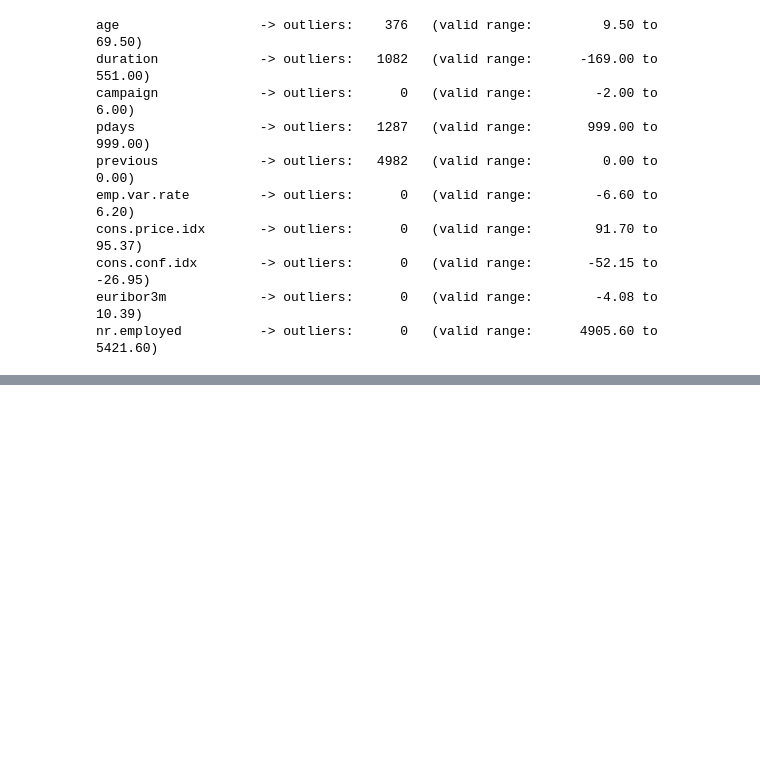
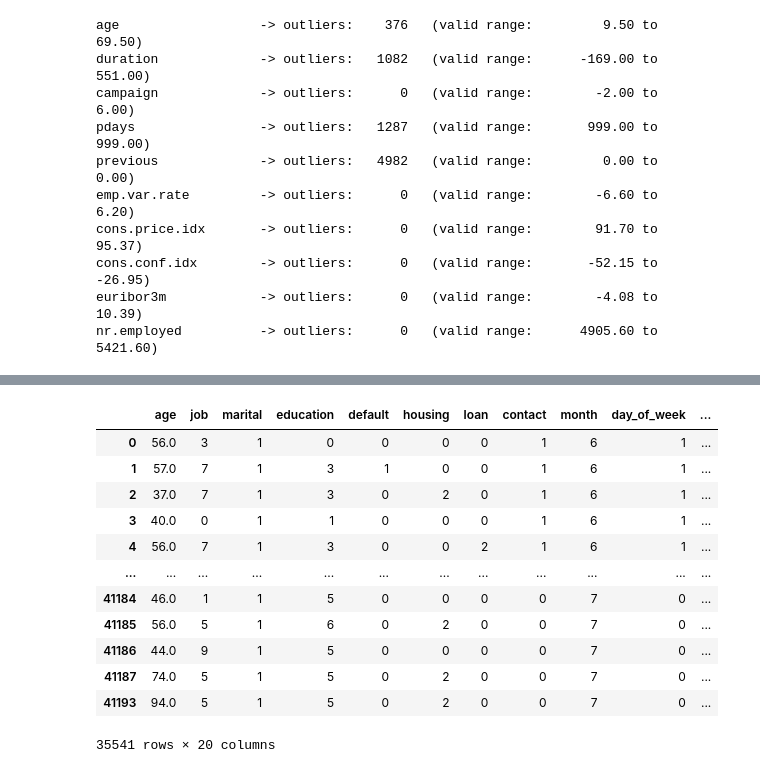
Before and after one commit to tathagatamishra/intellipaat, a Jupyter notebook: Python/HandsOn/bank_logistic_regression.ipynb, the cells around one changed output, grey strips where cells are left out. Drawn from its saved outputs; the diff is of its cells as text; code cells hidden in the pictures; blank space fills up the shorter version.

```diff
--- a/Python/HandsOn/bank_logistic_regression.ipynb
+++ b/Python/HandsOn/bank_logistic_regression.ipynb
@@ -237,0 +260,9 @@ nr.employed          -> outliers:      0   (valid range:      4905.60 to      54
+# %%
+# Encoding -> Label Encoding
+# ML models only understand numbers, so convert all categorical (str) columns to numeric.
+from sklearn.preprocessing import LabelEncoder
+
+le = LabelEncoder()
+for i in df.columns:
+    if(df[i].dtype == "str"):
+        df[i] = le.fit_transform(df[i])
@@ -237,0 +310,7 @@ nr.employed          -> outliers:      0   (valid range:      4905.60 to      54
+# %%
+# Step 1 -> Separate features (x) and target (y)
+x = df.drop("y", axis=1)
+y = df["y"]
+
+print("x shape:", x.shape)
+print("y shape:", y.shape)
@@ -237,0 +345,16 @@ nr.employed          -> outliers:      0   (valid range:      4905.60 to      54
+# %%
+x
+# %% [output]
+|  | age | job | marital | education | default | housing | loan | contact | month | day_of_week | ... |
+| 0 | 56.0 | 3 | 1 | 0 | 0 | 0 | 0 | 1 | 6 | 1 | ... |
+| 1 | 57.0 | 7 | 1 | 3 | 1 | 0 | 0 | 1 | 6 | 1 | ... |
+| 2 | 37.0 | 7 | 1 | 3 | 0 | 2 | 0 | 1 | 6 | 1 | ... |
+| 3 | 40.0 | 0 | 1 | 1 | 0 | 0 | 0 | 1 | 6 | 1 | ... |
+| 4 | 56.0 | 7 | 1 | 3 | 0 | 0 | 2 | 1 | 6 | 1 | ... |
+| ... | ... | ... | ... | ... | ... | ... | ... | ... | ... | ... | ... |
+| 41184 | 46.0 | 1 | 1 | 5 | 0 | 0 | 0 | 0 | 7 | 0 | ... |
+| 41185 | 56.0 | 5 | 1 | 6 | 0 | 2 | 0 | 0 | 7 | 0 | ... |
+| 41186 | 44.0 | 9 | 1 | 5 | 0 | 0 | 0 | 0 | 7 | 0 | ... |
+| 41187 | 74.0 | 5 | 1 | 5 | 0 | 2 | 0 | 0 | 7 | 0 | ... |
+| 41193 | 94.0 | 5 | 1 | 5 | 0 | 2 | 0 | 0 | 7 | 0 | ... |
+35541 rows × 20 columns
```
Also changed, not shown: parts of 19 cells of this notebook.
